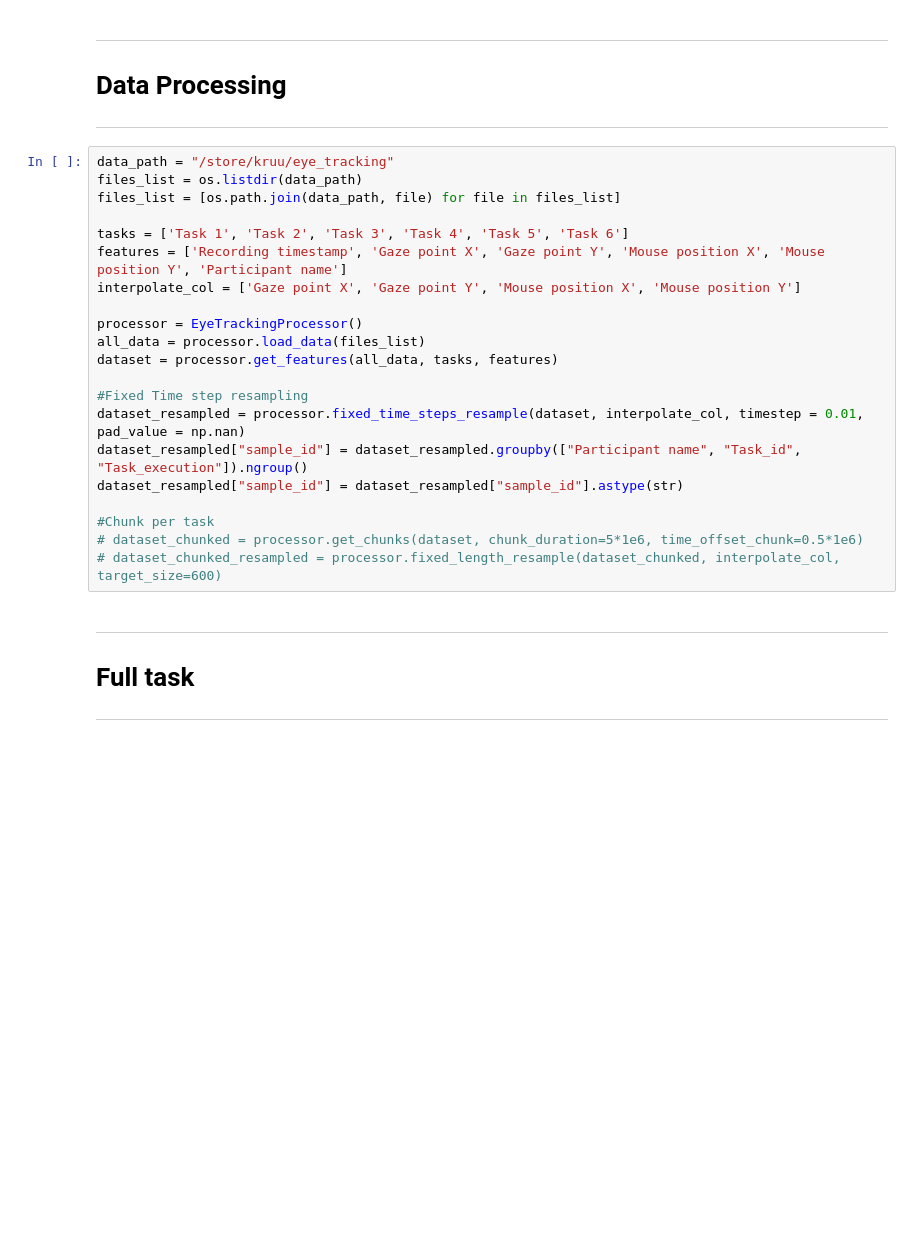
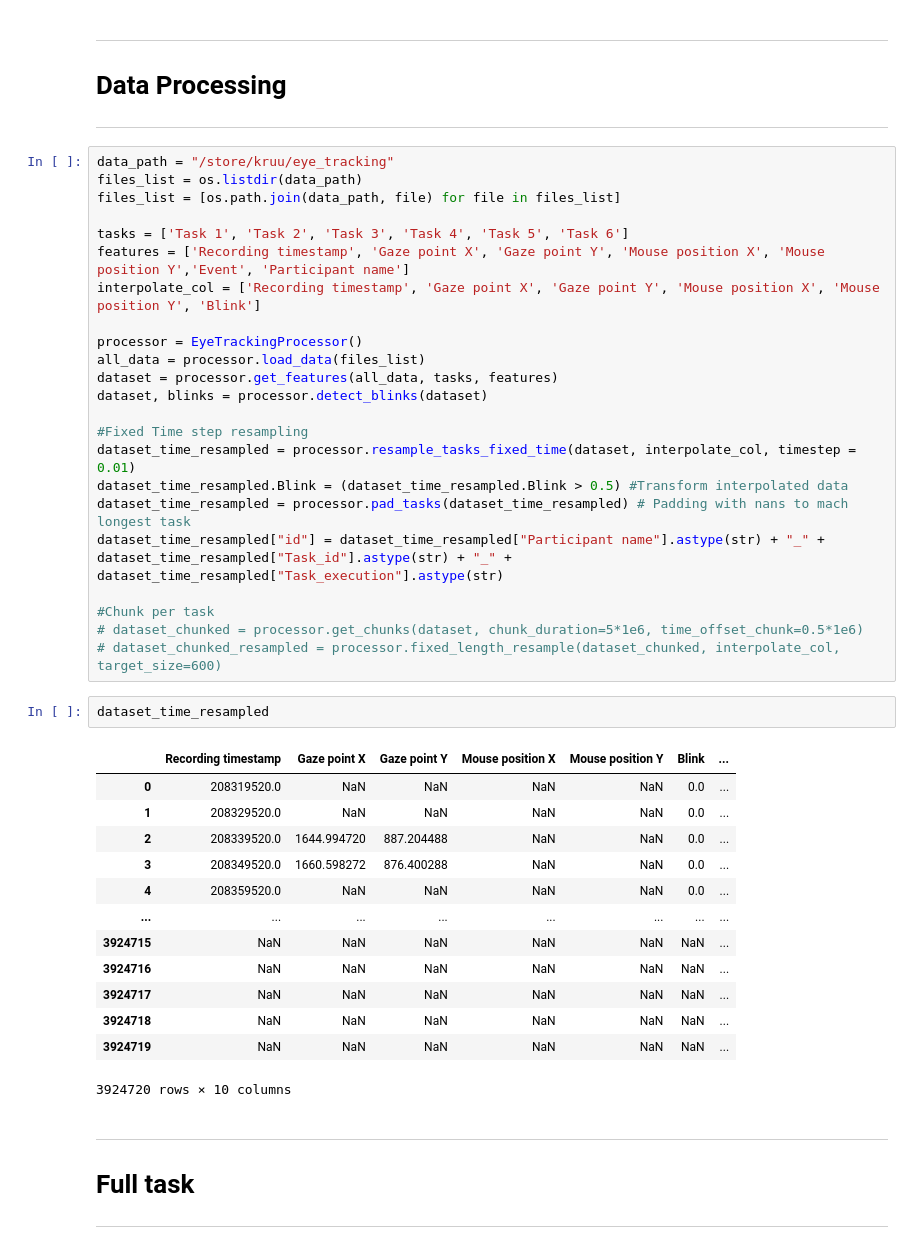
Before and after one commit to kruuZHAW/eye_tracking, a Jupyter notebook: notebooks/sandbox_xgboost_raw.ipynb, the cells around one changed output. Saved outputs shown, nothing was run; the diff lists cells and outputs as text; blank space fills up the shorter version.

```diff
--- a/notebooks/sandbox_xgboost.ipynb
+++ b/notebooks/sandbox_xgboost_raw.ipynb
@@ -23,21 +23,39 @@ files_list = os.listdir(data_path)
 files_list = [os.path.join(data_path, file) for file in files_list]
 
 tasks = ['Task 1', 'Task 2', 'Task 3', 'Task 4', 'Task 5', 'Task 6']
-features = ['Recording timestamp', 'Gaze point X', 'Gaze point Y', 'Mouse position X', 'Mouse position Y', 'Participant name']
-interpolate_col = ['Gaze point X', 'Gaze point Y', 'Mouse position X', 'Mouse position Y']
+features = ['Recording timestamp', 'Gaze point X', 'Gaze point Y', 'Mouse position X', 'Mouse position Y','Event', 'Participant name']
+interpolate_col = ['Recording timestamp', 'Gaze point X', 'Gaze point Y', 'Mouse position X', 'Mouse position Y', 'Blink']
 
 processor = EyeTrackingProcessor()
 all_data = processor.load_data(files_list)
 dataset = processor.get_features(all_data, tasks, features)
+dataset, blinks = processor.detect_blinks(dataset)
 
 #Fixed Time step resampling
-dataset_resampled = processor.fixed_time_steps_resample(dataset, interpolate_col, timestep = 0.01, pad_value = np.nan)
-dataset_resampled["sample_id"] = dataset_resampled.groupby(["Participant name", "Task_id", "Task_execution"]).ngroup()
-dataset_resampled["sample_id"] = dataset_resampled["sample_id"].astype(str)
+dataset_time_resampled = processor.resample_tasks_fixed_time(dataset, interpolate_col, timestep = 0.01)
+dataset_time_resampled.Blink = (dataset_time_resampled.Blink > 0.5) #Transform interpolated data
+dataset_time_resampled = processor.pad_tasks(dataset_time_resampled) # Padding with nans to mach longest task
+dataset_time_resampled["id"] = dataset_time_resampled["Participant name"].astype(str) + "_" + dataset_time_resampled["Task_id"].astype(str) + "_" + dataset_time_resampled["Task_execution"].astype(str)
 
 #Chunk per task
 # dataset_chunked = processor.get_chunks(dataset, chunk_duration=5*1e6, time_offset_chunk=0.5*1e6)
 # dataset_chunked_resampled = processor.fixed_length_resample(dataset_chunked, interpolate_col, target_size=600)
+# %%
+dataset_time_resampled
+# %% [output]
+|  | Recording timestamp | Gaze point X | Gaze point Y | Mouse position X | Mouse position Y | Blink | ... |
+| 0 | 208319520.0 | NaN | NaN | NaN | NaN | 0.0 | ... |
+| 1 | 208329520.0 | NaN | NaN | NaN | NaN | 0.0 | ... |
+| 2 | 208339520.0 | 1644.994720 | 887.204488 | NaN | NaN | 0.0 | ... |
+| 3 | 208349520.0 | 1660.598272 | 876.400288 | NaN | NaN | 0.0 | ... |
+| 4 | 208359520.0 | NaN | NaN | NaN | NaN | 0.0 | ... |
+| ... | ... | ... | ... | ... | ... | ... | ... |
+| 3924715 | NaN | NaN | NaN | NaN | NaN | NaN | ... |
+| 3924716 | NaN | NaN | NaN | NaN | NaN | NaN | ... |
+| 3924717 | NaN | NaN | NaN | NaN | NaN | NaN | ... |
+| 3924718 | NaN | NaN | NaN | NaN | NaN | NaN | ... |
+| 3924719 | NaN | NaN | NaN | NaN | NaN | NaN | ... |
+3924720 rows × 10 columns
 # %% [markdown]
 ****
 # Full task
```
Also changed, not shown: parts of 1 cell of this notebook, 15 other files.
